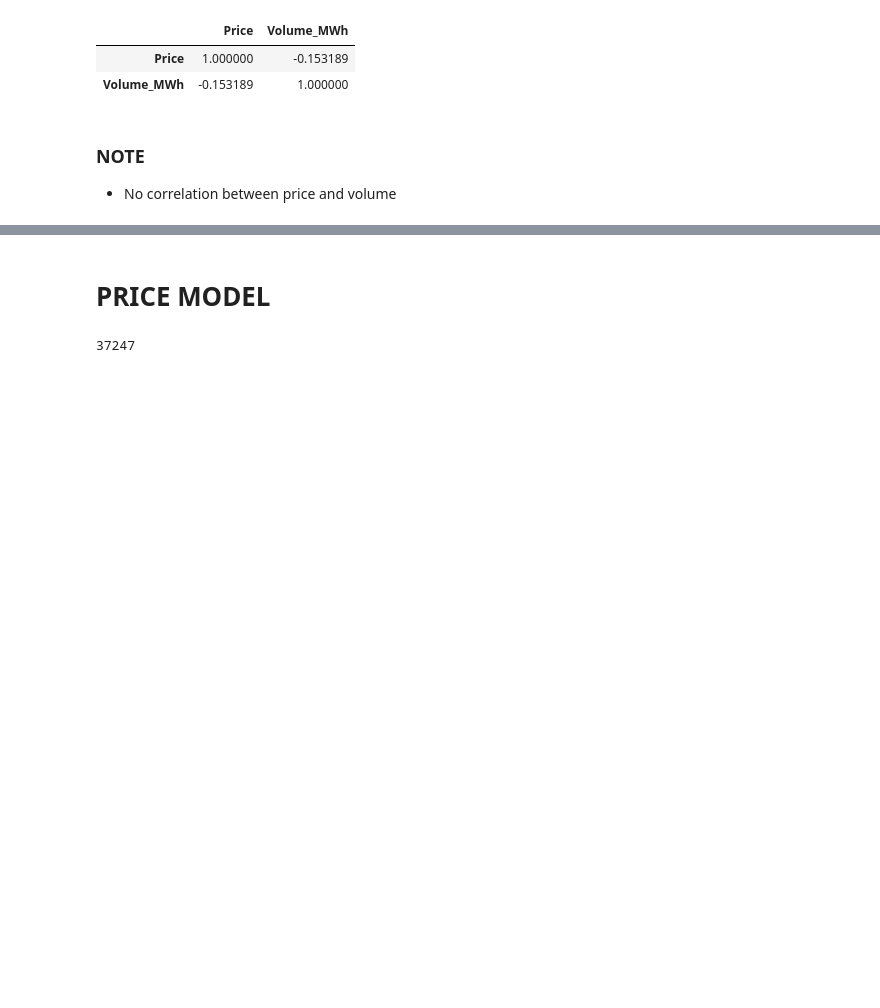
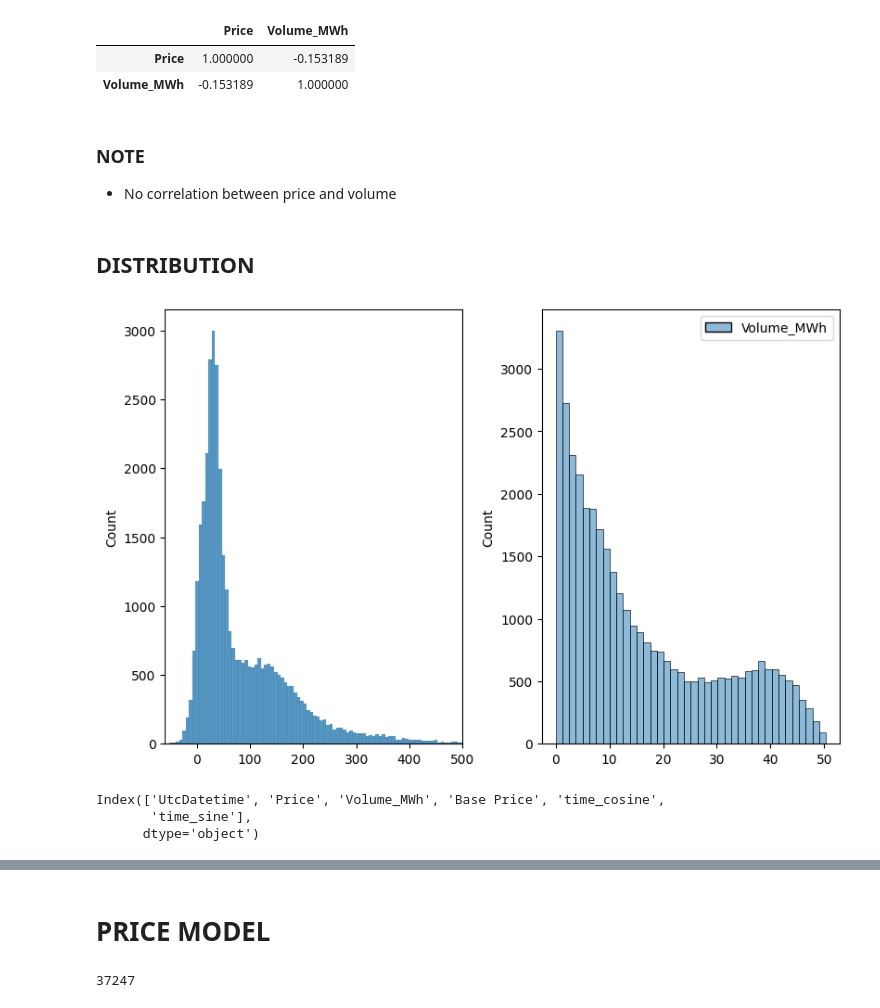
Before and after one commit to sameervk/OpenDataScienceSandbox, a Jupyter notebook: Forecasting/wind-energy-price-v0.ipynb, the cells around one changed output, grey strips where cells are left out. Cells and saved outputs as stored; diff of their text form; code cells hidden in the pictures; blank space fills up the shorter version.

```diff
--- a/Forecasting/wind-energy-price-v0.ipynb
+++ b/Forecasting/wind-energy-price-v0.ipynb
@@ -505,0 +510,16 @@ df_corr_sp
+# %% [markdown]
+## DISTRIBUTION
+# %%
+fig, ax = plt.subplots(1,2, figsize=(8,5), constrained_layout=True)
+sns.histplot(df_copy['Price']-df_copy['Base Price'], ax=ax[0])
+sns.histplot(df_copy[['Volume_MWh']], ax=ax[1])
+ax[0].set_xlim([-60,500])
+plt.show()
+# %% [output]
+[figure, added]
+# %%
+df_copy.columns
+# %% [output]
+Index(['UtcDatetime', 'Price', 'Volume_MWh', 'Base Price', 'time_cosine',
+       'time_sine'],
+      dtype='object')
```
Also changed, not shown: parts of 172 cells of this notebook.
